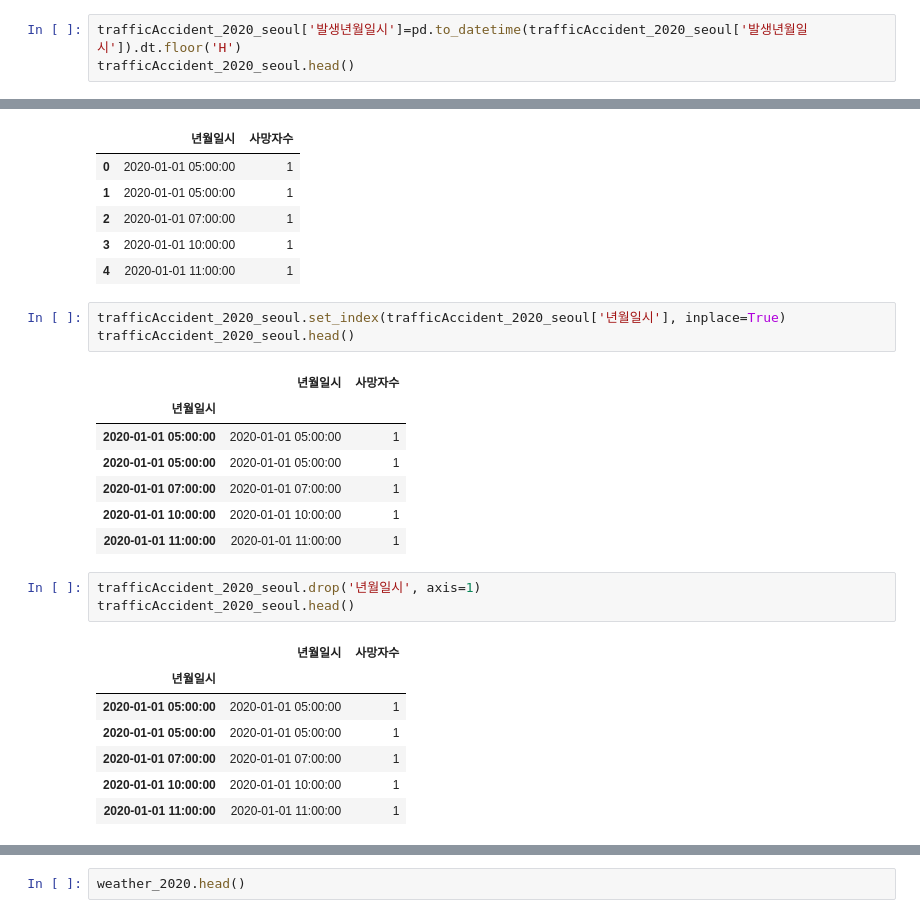
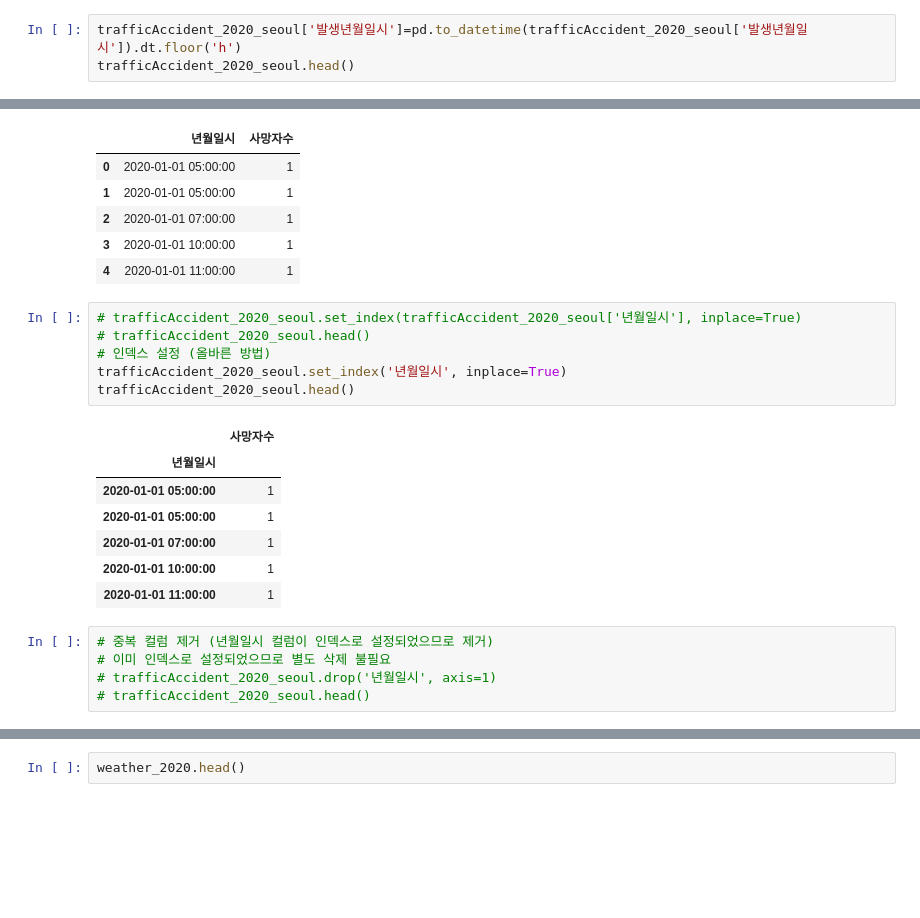
Before and after one commit to cherry134b/trafficAccident, a Jupyter notebook: 미니프로젝트-배성철.ipynb, the cells around one changed output, grey strips where cells are left out. Saved outputs shown, nothing was run; the diff lists cells and outputs as text; blank space fills up the shorter version.

```diff
--- a/미니프로젝트-배성철.ipynb
+++ b/미니프로젝트-배성철.ipynb
@@ -122,7 +122,7 @@ trafficAccident_2020_seoul.head()
 | 3 | 2020-01-01 10:00:00 | 1 |
 | 4 | 2020-01-01 11:00:00 | 1 |
 # %%
-trafficAccident_2020_seoul['발생년월일시']=pd.to_datetime(trafficAccident_2020_seoul['발생년월일시']).dt.floor('H')
+trafficAccident_2020_seoul['발생년월일시']=pd.to_datetime(trafficAccident_2020_seoul['발생년월일시']).dt.floor('h')
 trafficAccident_2020_seoul.head()
 # %% [output]
 |  | 발생년월일시 | 사망자수 |
@@ -142,26 +142,23 @@ trafficAccident_2020_seoul.head()
 | 3 | 2020-01-01 10:00:00 | 1 |
 | 4 | 2020-01-01 11:00:00 | 1 |
 # %%
-trafficAccident_2020_seoul.set_index(trafficAccident_2020_seoul['년월일시'], inplace=True)
+# trafficAccident_2020_seoul.set_index(trafficAccident_2020_seoul['년월일시'], inplace=True)
+# trafficAccident_2020_seoul.head()
+# 인덱스 설정 (올바른 방법)
+trafficAccident_2020_seoul.set_index('년월일시', inplace=True)
 trafficAccident_2020_seoul.head()
 # %% [output]
-|  | 년월일시 | 사망자수 |
-| 년월일시 |  |  |
-| 2020-01-01 05:00:00 | 2020-01-01 05:00:00 | 1 |
-| 2020-01-01 05:00:00 | 2020-01-01 05:00:00 | 1 |
-| 2020-01-01 07:00:00 | 2020-01-01 07:00:00 | 1 |
-| 2020-01-01 10:00:00 | 2020-01-01 10:00:00 | 1 |
-| 2020-01-01 11:00:00 | 2020-01-01 11:00:00 | 1 |
+|  | 사망자수 |
+| 년월일시 |  |
+| 2020-01-01 05:00:00 | 1 |
+| 2020-01-01 05:00:00 | 1 |
+| 2020-01-01 07:00:00 | 1 |
+| 2020-01-01 10:00:00 | 1 |
+| 2020-01-01 11:00:00 | 1 |
 # %%
-trafficAccident_2020_seoul.drop('년월일시', axis=1)
-trafficAccident_2020_seoul.head()
+# 중복 컬럼 제거 (년월일시 컬럼이 인덱스로 설정되었으므로 제거)
+# 이미 인덱스로 설정되었으므로 별도 삭제 불필요
+# trafficAccident_2020_seoul.drop('년월일시', axis=1)
+# trafficAccident_2020_seoul.head()
-# %% [output]
-|  | 년월일시 | 사망자수 |
-| 년월일시 |  |  |
-| 2020-01-01 05:00:00 | 2020-01-01 05:00:00 | 1 |
-| 2020-01-01 05:00:00 | 2020-01-01 05:00:00 | 1 |
-| 2020-01-01 07:00:00 | 2020-01-01 07:00:00 | 1 |
-| 2020-01-01 10:00:00 | 2020-01-01 10:00:00 | 1 |
-| 2020-01-01 11:00:00 | 2020-01-01 11:00:00 | 1 |
 # %%
 import numpy as np
```
Also changed, not shown: parts of 9 cells of this notebook.
